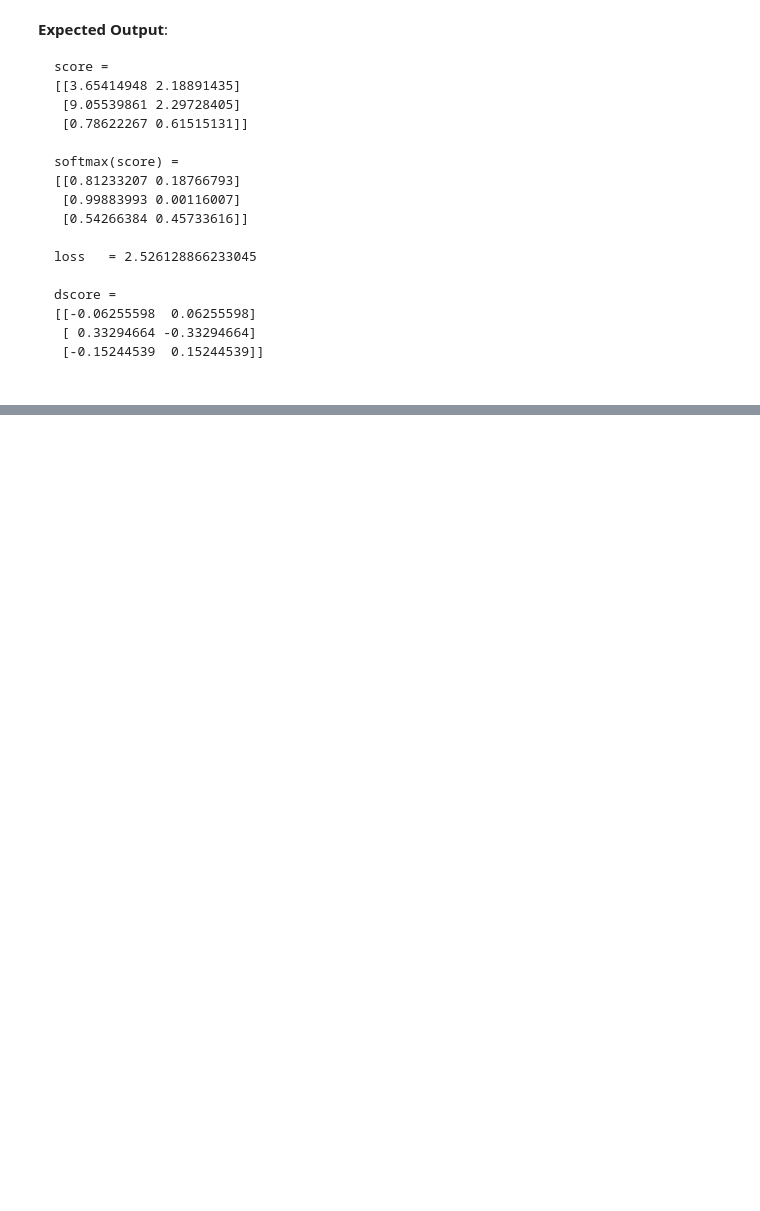
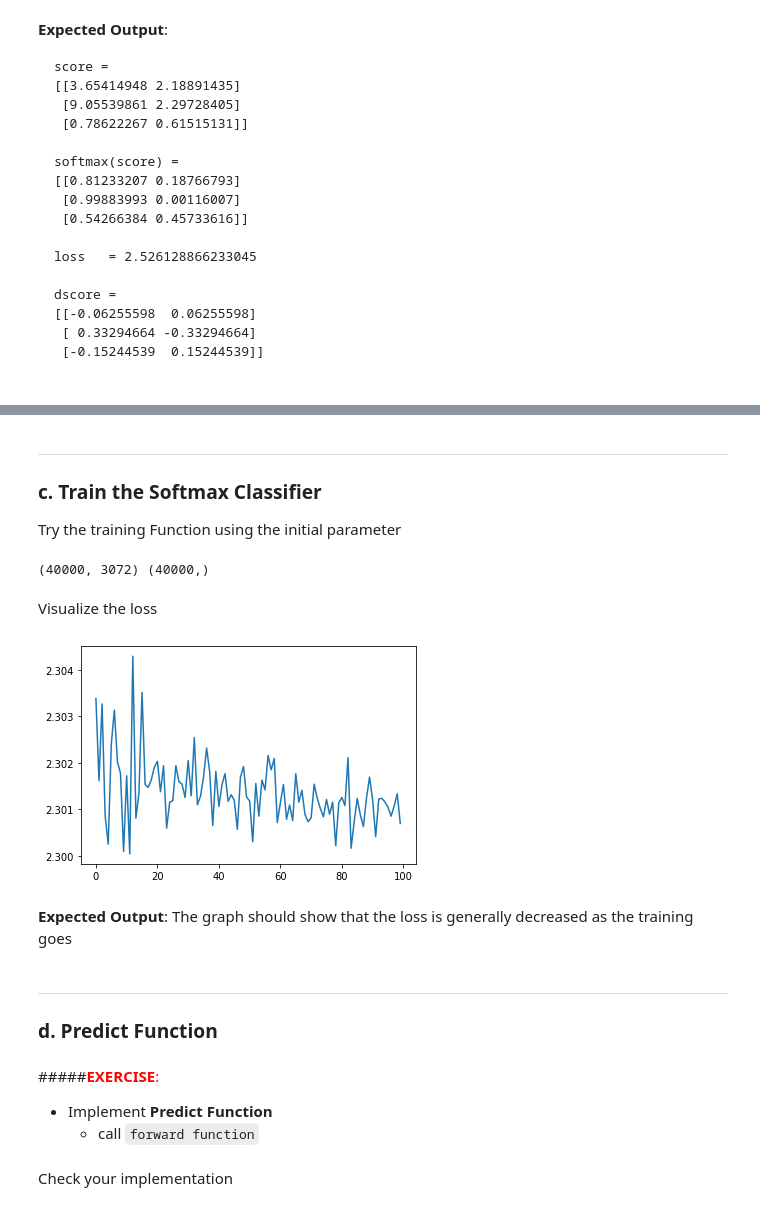
Before and after one commit to zaza-ipynb/OpenCV, a Jupyter notebook: Linear Classifier - CV (Hands-on Lab).ipynb, the cells around one changed output, grey strips where cells are left out. Saved outputs shown, nothing was run; the diff lists cells and outputs as text; code cells hidden in the pictures; blank space fills up the shorter version.

Commit message:
Linear Classifier - CV (Hands-on Lab)

```diff
--- a/Linear Classifier - CV (Hands-on Lab).ipynb
+++ b/Linear Classifier - CV (Hands-on Lab).ipynb
@@ -569,0 +581,11 @@ dscore =
+# %%
+def initialize_weights(n, d, std):
+    W = np.random.random(size=(n,d)) * std                           # np.random.random * std
+#     print(W)
+    b = np.zeros(shape=(1,d))
+
+    return W, b
+# %%
+W, b = initialize_weights(20, 10, 0.001)
+print('shape W:', W.shape)
+print('shape b:', b.shape)
@@ -569,0 +664,28 @@ dscore =
+# %% [markdown]
+---
+### c. Train the Softmax Classifier
+
+Try the training Function using the initial parameter
+# %%
+print(X_train.shape, y_train.shape)
+# %% [output]
+(40000, 3072) (40000,)
+# %%
+loss, W, b = train(X_train, y_train)
+# %% [markdown]
+Visualize the loss
+# %%
+plt.plot(loss)
+plt.show()
+# %% [output]
+[figure, added]
+# %% [markdown]
+**Expected Output**:
+The graph should show that the loss is generally decreased as the training goes
+# %% [markdown]
+---
+### d. Predict Function
+# %% [markdown]
+#####<font color='red'>**EXERCISE**: </font>
+* Implement **Predict Function**
+    * call `forward function`
@@ -569,0 +704,2 @@ dscore =
+# %% [markdown]
+Check your implementation
```
Also changed, not shown: parts of 14 cells of this notebook.
